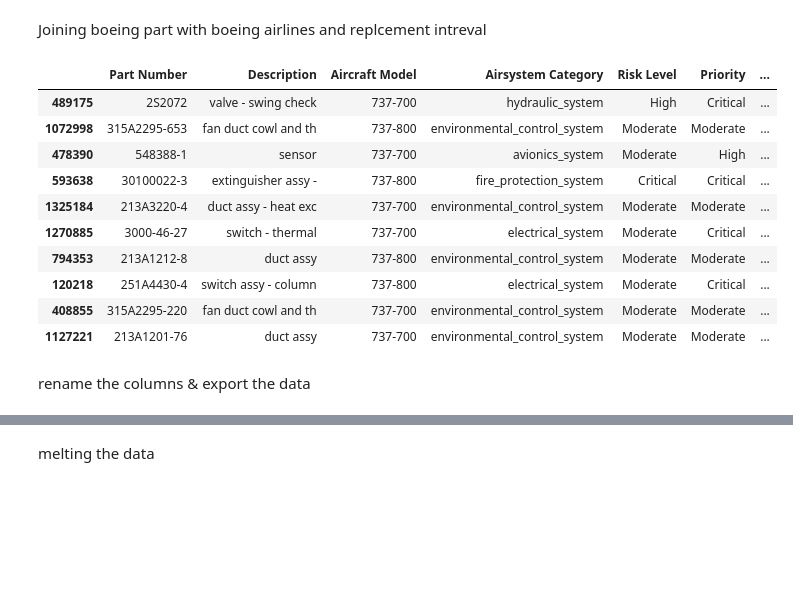
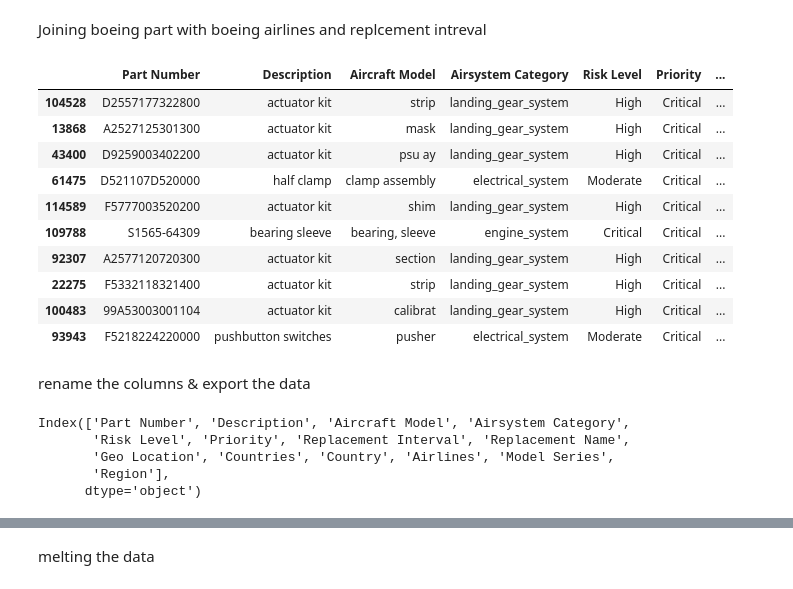
Before and after one commit to thedevreda/JadAerov1.1, a Jupyter notebook: Script0 -(Airbus) Data Manipulation.ipynb, the cells around one changed output, grey strips where cells are left out. Saved outputs shown, nothing was run; the diff lists cells and outputs as text; code cells hidden in the pictures; blank space fills up the shorter version.

Commit message:
Generate airbus dataset

```diff
--- a/Script0 -(Airbus) Data Manipulation.ipynb
+++ b/Script0 -(Airbus) Data Manipulation.ipynb
@@ -5,13 +5,9 @@ import json
 # %%
 pwd = os.getcwd()
 filepath = os.path.join(pwd, 'Data', 'Data - Airbus Airlines.csv')
-filepath1 = os.path.join(pwd, 'Data', 'Data - Boeing Airlines.csv')
-filepath2 = os.path.join(pwd, 'Data', 'Data - Boeing_parts.csv')
-filepath3 = os.path.join(pwd, 'Data', 'Data - Airbus_parts.csv')
+filepath2 = os.path.join(pwd, 'Data', 'Data - Airbus_parts.csv')
 filepathjson = os.path.join(pwd, 'Json', 'Json - Aircraft Systems.json')
 dataset_airbus_airlines = pd.read_csv(filepath, encoding='latin1')
-dataset_boeing_airlines = pd.read_csv(filepath1, encoding='latin1')
-dataset_boeing_parts = pd.read_csv(filepath2)
-dataset_airbus_parts = pd.read_csv(filepath3)
+dataset_airbus_parts = pd.read_csv(filepath2)
 dataset_replacement_interval = pd.read_json(filepathjson)
 # %%
@@ -110,11 +82,11 @@ def get_countries(description):
     return aircraft_systems.get(category, {}).get('countries', [])
 
 # Assuming your dataset is a pandas DataFrame with a 'Description' column
-dataset_boeing_parts['Airsystem Category'] = dataset_boeing_parts['Description'].apply(categorize_part)
-dataset_boeing_parts['Risk Level'] = dataset_boeing_parts['Description'].apply(get_risk_level)
-dataset_boeing_parts['Priority'] = dataset_boeing_parts['Description'].apply(get_priority)
-dataset_boeing_parts['Replacement Interval'] = dataset_boeing_parts['Description'].apply(get_primary_replacement_interval)
-dataset_boeing_parts['Replacement Name'] = dataset_boeing_parts['Description'].apply(get_replacement_name_by_interval)
-dataset_boeing_parts['Geo Location'] = dataset_boeing_parts['Description'].apply(get_geo_targets)    # <-- returns a list
-dataset_boeing_parts['Countries'] = dataset_boeing_parts['Description'].apply(get_countries)        # <-- returns a list
+dataset_airbus_parts['Airsystem Category'] = dataset_airbus_parts['Description'].apply(categorize_part)
+dataset_airbus_parts['Risk Level'] = dataset_airbus_parts['Description'].apply(get_risk_level)
+dataset_airbus_parts['Priority'] = dataset_airbus_parts['Description'].apply(get_priority)
+dataset_airbus_parts['Replacement Interval'] = dataset_airbus_parts['Description'].apply(get_primary_replacement_interval)
+dataset_airbus_parts['Replacement Name'] = dataset_airbus_parts['Description'].apply(get_replacement_name_by_interval)
+dataset_airbus_parts['Geo Location'] = dataset_airbus_parts['Description'].apply(get_geo_targets)    # <-- returns a list
+dataset_airbus_parts['Countries'] = dataset_airbus_parts['Description'].apply(get_countries)        # <-- returns a list
 # %%
@@ -134,6 +106,6 @@ dataset_boeing_parts.sample(10)
 # %%
-dataset_boeing_parts = dataset_boeing_parts.explode(column='Countries')
-dataset_boeing_parts = dataset_boeing_parts[dataset_boeing_parts['Airsystem Category'] != 'other']
-dataset_boeing_parts.sample(10)
+dataset_airbus_parts = dataset_airbus_parts.explode(column='Countries')
+dataset_airbus_parts = dataset_airbus_parts[dataset_airbus_parts['Airsystem Category'] != 'other']
+dataset_airbus_parts.sample(10)
 # %% [output]
 |  | Part Number | Description | Aircraft Model | Airsystem Category | Risk Level | Priority | ... |
@@ -160,25 +148,33 @@ countries = {
        'Unidentified' : 'Unknown Country',
        'USA' : 'United States'
 }
-dataset_boeing_airlines.replace({'Country': countries}, inplace=True)
+dataset_airbus_airlines.replace({'Country': countries}, inplace=True)
 # %% [markdown]
 Joining boeing part with boeing airlines and replcement intreval
 # %%
-dataset_boeing_merged1 = dataset_boeing_parts.merge(dataset_boeing_airlines, how='left', left_on='Aircraft Model', right_on='Model Series')
-dataset_boeing_merged1.sample(10)
+dataset_airbus__merged1 = dataset_airbus_parts.merge(dataset_airbus_airlines, how='left', left_on='Countries', right_on='Country')
+dataset_airbus__merged1.sample(10)
 # %% [output]
 |  | Part Number | Description | Aircraft Model | Airsystem Category | Risk Level | Priority | ... |
-| 489175 | 2S2072 | valve - swing check | 737-700 | hydraulic_system | High | Critical | ... |
-| 1072998 | 315A2295-653 | fan duct cowl and th | 737-800 | environmental_control_system | Moderate | Moderate | ... |
-| 478390 | 548388-1 | sensor | 737-700 | avionics_system | Moderate | High | ... |
-| 593638 | 30100022-3 | extinguisher assy - | 737-800 | fire_protection_system | Critical | Critical | ... |
-| 1325184 | 213A3220-4 | duct assy - heat exc | 737-700 | environmental_control_system | Moderate | Moderate | ... |
-| 1270885 | 3000-46-27 | switch - thermal | 737-700 | electrical_system | Moderate | Critical | ... |
-| 794353 | 213A1212-8 | duct assy | 737-800 | environmental_control_system | Moderate | Moderate | ... |
-| 120218 | 251A4430-4 | switch assy - column | 737-800 | electrical_system | Moderate | Critical | ... |
-| 408855 | 315A2295-220 | fan duct cowl and th | 737-700 | environmental_control_system | Moderate | Moderate | ... |
-| 1127221 | 213A1201-76 | duct assy | 737-700 | environmental_control_system | Moderate | Moderate | ... |
+| 104528 | D2557177322800 | actuator kit | strip | landing_gear_system | High | Critical | ... |
+| 13868 | A2527125301300 | actuator kit | mask | landing_gear_system | High | Critical | ... |
+| 43400 | D9259003402200 | actuator kit | psu ay | landing_gear_system | High | Critical | ... |
+| 61475 | D521107D520000 | half clamp | clamp assembly | electrical_system | Moderate | Critical | ... |
+| 114589 | F5777003520200 | actuator kit | shim | landing_gear_system | High | Critical | ... |
+| 109788 | S1565-64309 | bearing sleeve | bearing, sleeve | engine_system | Critical | Critical | ... |
+| 92307 | A2577120720300 | actuator kit | section | landing_gear_system | High | Critical | ... |
+| 22275 | F5332118321400 | actuator kit | strip | landing_gear_system | High | Critical | ... |
+| 100483 | 99A53003001104 | actuator kit | calibrat | landing_gear_system | High | Critical | ... |
+| 93943 | F5218224220000 | pushbutton switches | pusher | electrical_system | Moderate | Critical | ... |
 # %% [markdown]
 rename the columns & export the data
+# %%
+dataset_airbus__merged1.columns
+# %% [output]
+Index(['Part Number', 'Description', 'Aircraft Model', 'Airsystem Category',
+       'Risk Level', 'Priority', 'Replacement Interval', 'Replacement Name',
+       'Geo Location', 'Countries', 'Country', 'Airlines', 'Model Series',
+       'Region'],
+      dtype='object')
 # %%
 # Remove columns : Countries Country Model Series Region
```
Also changed, not shown: parts of 12 cells of this notebook.
